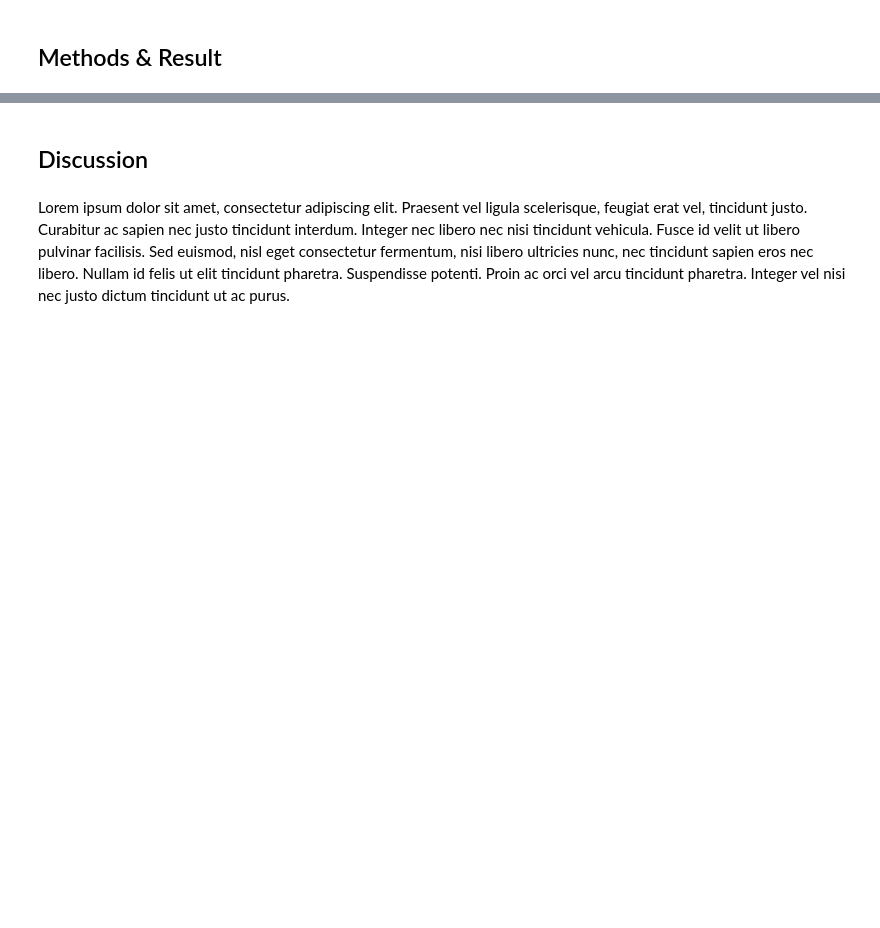
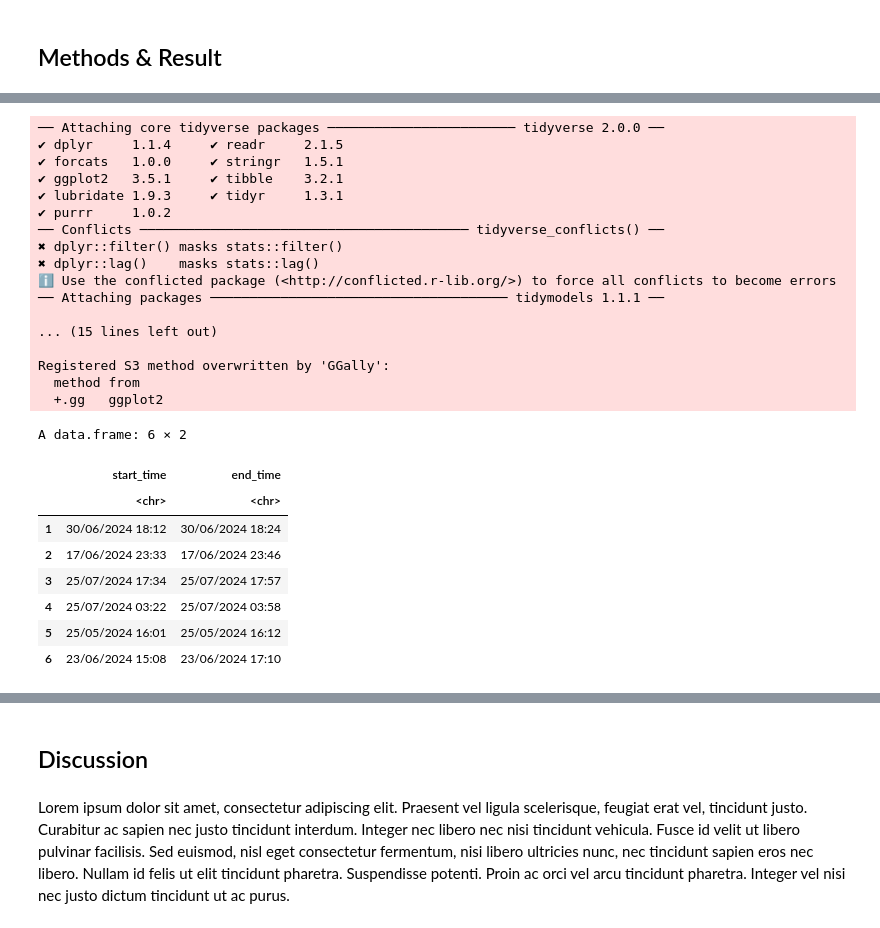
Before and after one commit to sotheasong/dsci100-project, a Jupyter notebook: project.ipynb, the cells around one changed output, grey strips where cells are left out. Cells and saved outputs as stored; diff of their text form; code cells hidden in the pictures; blank space fills up the shorter version.

Commit message:
Changed questions and updated methods & results

```diff
--- a/project.ipynb
+++ b/project.ipynb
@@ -44,0 +38,37 @@ We calculate total playtime per player (in minutes) by summing all valid session
+# %%
+library(tidyverse)
+library(repr)
+library(tidymodels)
+library(GGally)
+library(ISLR)
+options(repr.matrix.max.rows = 6)
+
+sessions <- read.csv("data/sessions.csv") |> select(start_time, end_time)
+head(sessions)
+# %% [output]
+── Attaching core tidyverse packages ──────────────────────── tidyverse 2.0.0 ──
+✔ dplyr     1.1.4     ✔ readr     2.1.5
+✔ forcats   1.0.0     ✔ stringr   1.5.1
+✔ ggplot2   3.5.1     ✔ tibble    3.2.1
+✔ lubridate 1.9.3     ✔ tidyr     1.3.1
+✔ purrr     1.0.2
+── Conflicts ────────────────────────────────────────── tidyverse_conflicts() ──
+✖ dplyr::filter() masks stats::filter()
+✖ dplyr::lag()    masks stats::lag()
+ℹ Use the conflicted package (<http://conflicted.r-lib.org/>) to force all conflicts to become errors
+── Attaching packages ────────────────────────────────────── tidymodels 1.1.1 ──
+
+... (15 lines left out)
+
+Registered S3 method overwritten by 'GGally':
+  method from
+  +.gg   ggplot2
+A data.frame: 6 × 2
+|  | start_time | end_time |
+|  | <chr> | <chr> |
+| 1 | 30/06/2024 18:12 | 30/06/2024 18:24 |
+| 2 | 17/06/2024 23:33 | 17/06/2024 23:46 |
+| 3 | 25/07/2024 17:34 | 25/07/2024 17:57 |
+| 4 | 25/07/2024 03:22 | 25/07/2024 03:58 |
+| 5 | 25/05/2024 16:01 | 25/05/2024 16:12 |
+| 6 | 23/06/2024 15:08 | 23/06/2024 17:10 |
```
Also changed, not shown: parts of 11 cells of this notebook.
